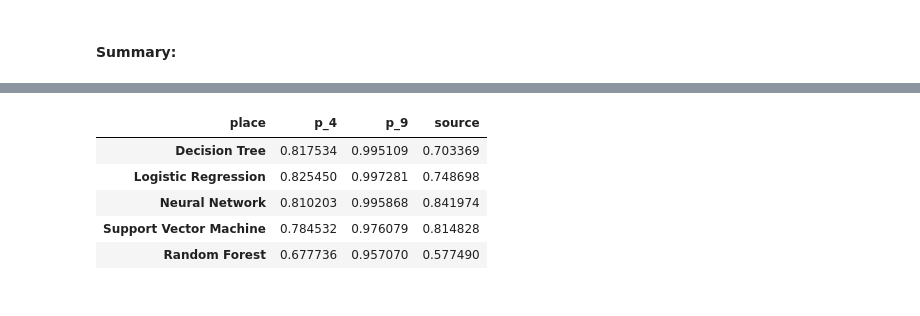
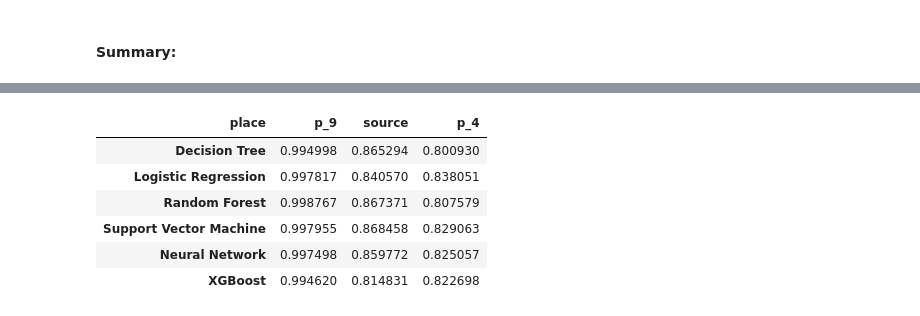
Before and after one commit to aarkue/eXdpn, a Jupyter notebook: quantitative_analysis/analysis_BPI_Challenge_2019_mara.ipynb, the cells around one changed output, grey strips where cells are left out. Drawn from its saved outputs; the diff is of its cells as text; code cells hidden in the pictures.

```diff
--- a/quantitative_analysis/analysis_BPI_Challenge_2019_mara.ipynb
+++ b/quantitative_analysis/analysis_BPI_Challenge_2019_mara.ipynb
@@ -111,14 +111,12 @@ from exdpn.data_petri_net import Data_Petri_Net
 from exdpn.guards import ML_Technique
 
 ml_list = [ML_Technique.DT, ML_Technique.LR, ML_Technique.RF, ML_Technique.SVM, ML_Technique.NN]#, ML_Technique.XGB]
-
 dpn = Data_Petri_Net(log, petri_net=net, initial_marking=im, final_marking=fm,
                      event_level_attributes=event_attrs,
                      case_level_attributes=trace_attrs,
                      ml_list=ml_list,
                      verbose=True,
                      impute=True,
-                     CV_splits = 3,
                      hyperparameters={ML_Technique.NN: {},
                                       ML_Technique.DT: {},
                                       ML_Technique.LR: {},
@@ -186,3 +196,13 @@ res['place'] = res['place'].apply(str)
 res.index = res["place"]
 res.drop(["place"], axis=1, inplace=True)
 res.dropna(axis=1, how="all", inplace=True)
+
+# xgb results
+res_xgb = pd.DataFrame(columns=["place"] + [str(ML_Technique.XGB)])
+for dp, result in xgb_gm.items():
+    res_xgb = res_xgb.append([{"place":dp} | {str(ML_Technique.XGB):result}])
+
+res_xgb['place'] = res_xgb['place'].apply(str)
+res_xgb.index = res_xgb["place"]
+res_xgb.drop(["place"], axis=1, inplace=True)
+res_xgb.dropna(axis=1, how="all", inplace=True)
@@ -495,0 +538,26 @@ best_hp = dpn_hp.get_best()
+# %%
+import pandas as pd
+
+res_hp = pd.DataFrame(columns=["place"] + [str(ml_t for ml_t in ml_list)])
+
+for dp,gm in dpn.guard_manager_per_place.items():
+    res_row = {"place":dp} | {str(ml_t):gm.f1_mean_test[ml_t] for ml_t in gm.guards_list.keys()}
+    res_hp = res_hp.append([res_row])
+
+res_hp['place'] = res_hp['place'].apply(str)
+res_hp.index = res_hp["place"]
+res_hp.drop(["place"], axis=1, inplace=True)
+res_hp.dropna(axis=1, how="all", inplace=True)
+
+# xgb results
+res_hp_xgb = pd.DataFrame(columns=["place"] + [str(ML_Technique.XGB)])
+for dp, result in xgb_hp_gm.items():
+    res_hp_xgb = res_hp_xgb.append([{"place":dp} | {str(ML_Technique.XGB):result}])
+
+res_hp_xgb['place'] = res_hp_xgb['place'].apply(str)
+res_hp_xgb.index = res_hp_xgb["place"]
+res_hp_xgb.drop(["place"], axis=1, inplace=True)
+res_hp_xgb.dropna(axis=1, how="all", inplace=True)
+
+res_hp_complete = pd.concat([res, res_xgb], axis = 1)
+res_hp_complete.transpose()
@@ -536,9 +613,10 @@ res.transpose()
 # %%
-res_hp.transpose()
+res_hp_complete.transpose()
 # %% [output]
-| place | p_4 | p_9 | source |
-| Decision Tree | 0.817534 | 0.995109 | 0.703369 |
-| Logistic Regression | 0.825450 | 0.997281 | 0.748698 |
-| Neural Network | 0.810203 | 0.995868 | 0.841974 |
-| Support Vector Machine | 0.784532 | 0.976079 | 0.814828 |
-| Random Forest | 0.677736 | 0.957070 | 0.577490 |
+| place | p_9 | source | p_4 |
+| Decision Tree | 0.994998 | 0.865294 | 0.800930 |
+| Logistic Regression | 0.997817 | 0.840570 | 0.838051 |
+| Random Forest | 0.998767 | 0.867371 | 0.807579 |
+| Support Vector Machine | 0.997955 | 0.868458 | 0.829063 |
+| Neural Network | 0.997498 | 0.859772 | 0.825057 |
+| XGBoost | 0.994620 | 0.814831 | 0.822698 |
```
Also changed, not shown: parts of 21 cells of this notebook.
